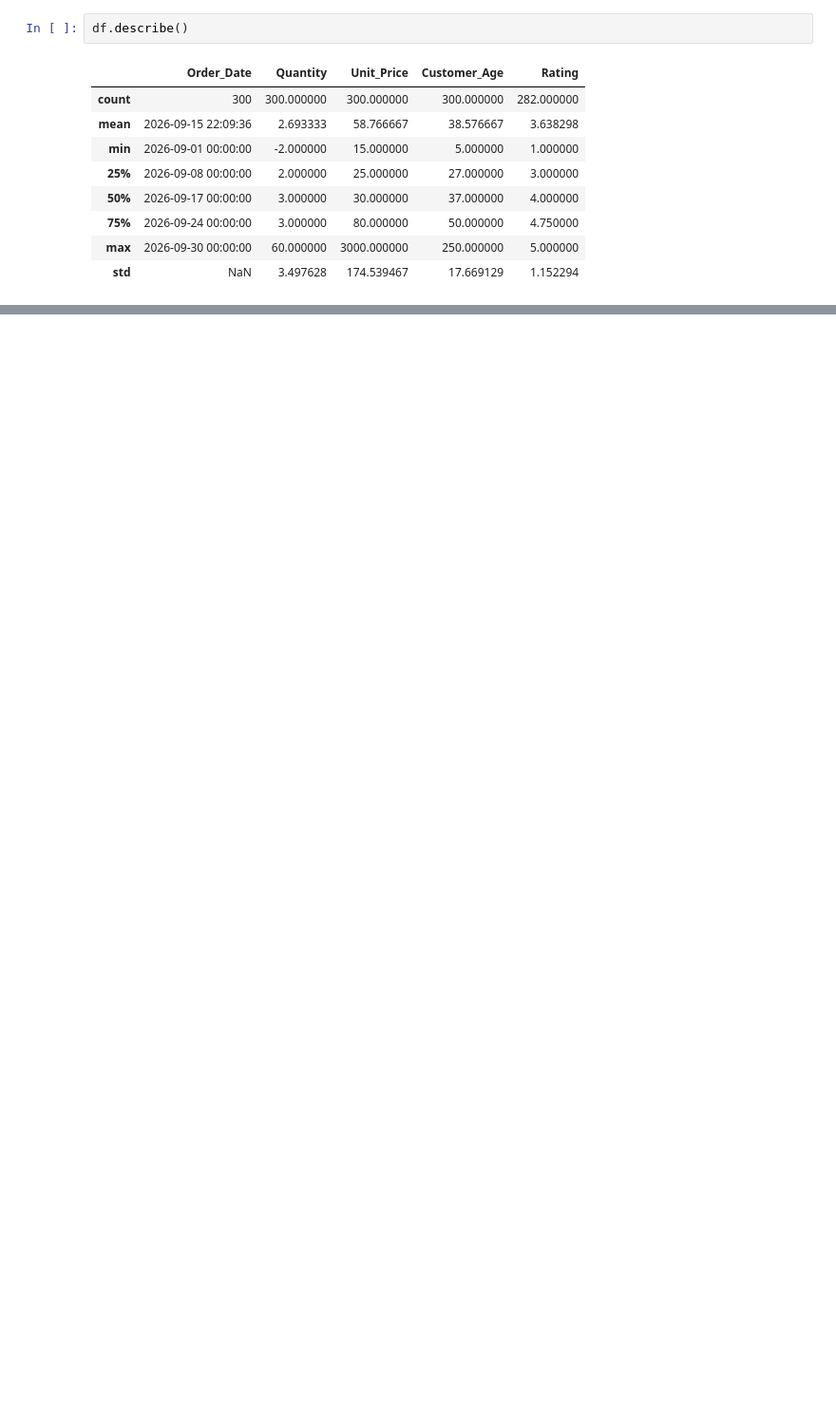
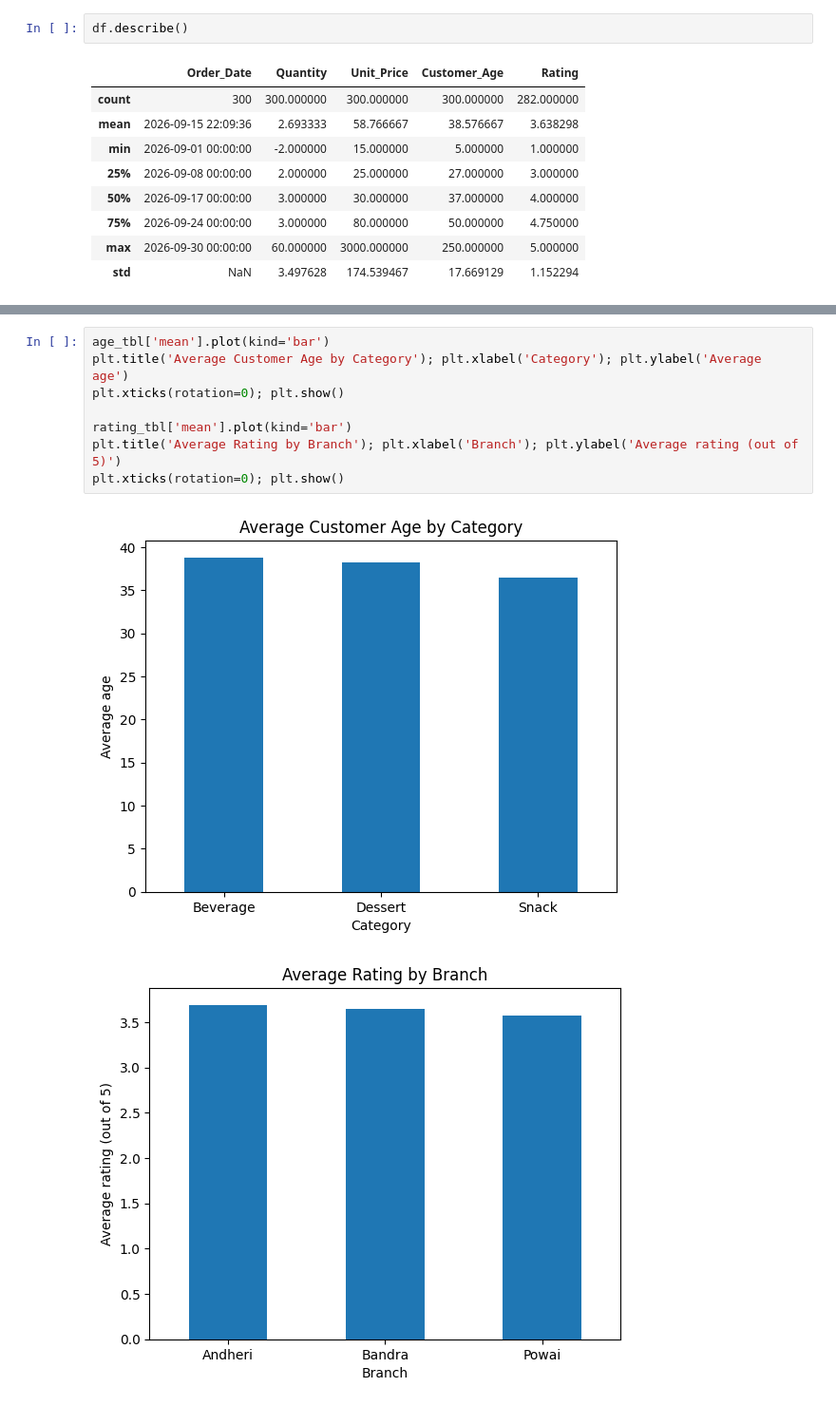
Before and after one commit to SanjeetKumarr/chai-cafe-analysis, a Jupyter notebook: Chai_Cafe_Analysis.ipynb, the cells around one changed output, grey strips where cells are left out. Shown at 95% size. Saved outputs shown, nothing was run; the diff lists cells and outputs as text; blank space fills up the shorter version.

```diff
--- a/Chai_Cafe_Analysis.ipynb
+++ b/Chai_Cafe_Analysis.ipynb
@@ -767,0 +324,11 @@ share
+# %%
+age_tbl['mean'].plot(kind='bar')
+plt.title('Average Customer Age by Category'); plt.xlabel('Category'); plt.ylabel('Average age')
+plt.xticks(rotation=0); plt.show()
+
+rating_tbl['mean'].plot(kind='bar')
+plt.title('Average Rating by Branch'); plt.xlabel('Branch'); plt.ylabel('Average rating (out of 5)')
+plt.xticks(rotation=0); plt.show()
+# %% [output]
+[figure, added]
+[figure, added]
```
Also changed, not shown: parts of 146 cells of this notebook.
